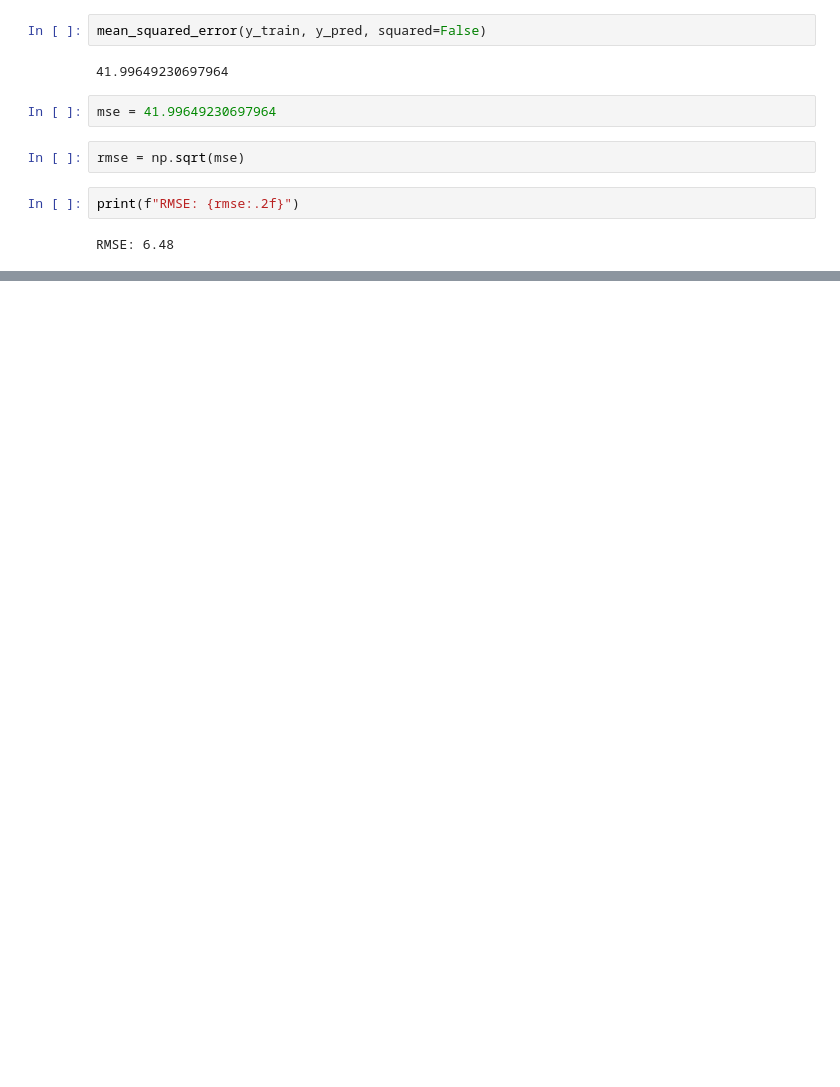
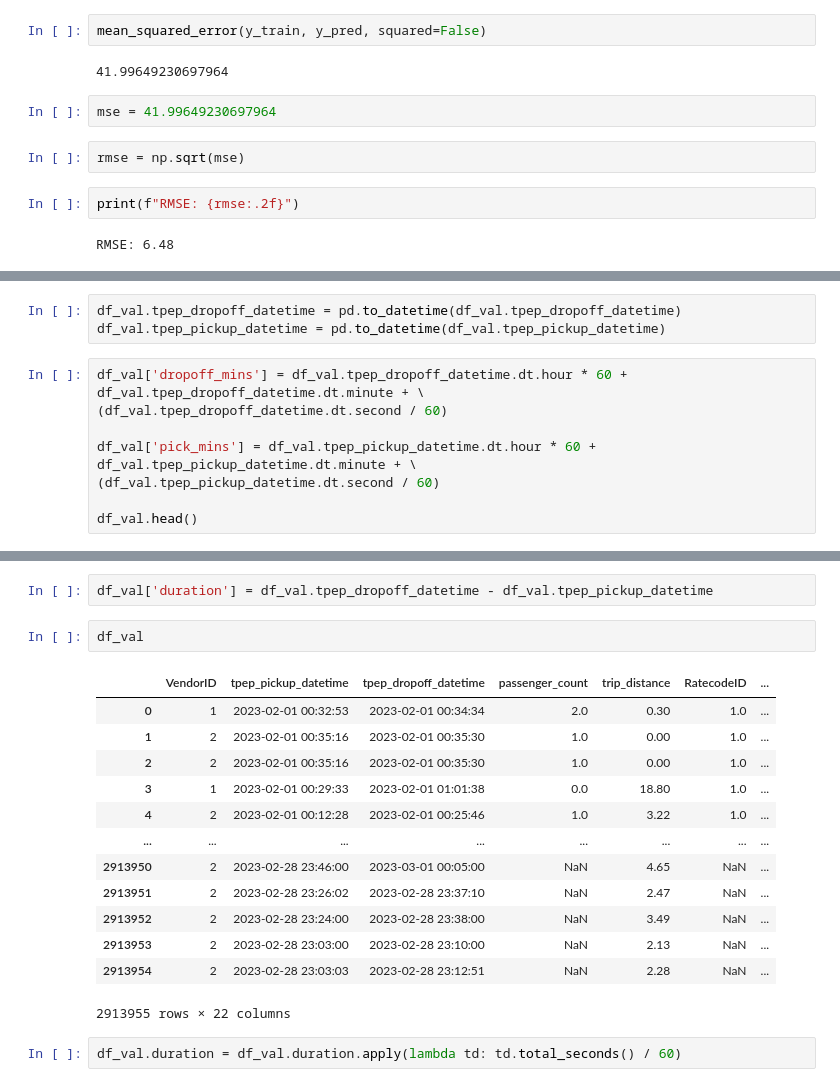
Before and after one commit to Akhilesh-2305/mlops-zoomcamp, a Jupyter notebook: 01-intro/homework.ipynb, the cells around one changed output, grey strips where cells are left out. Cells and saved outputs as stored; diff of their text form; blank space fills up the shorter version.

```diff
--- a/01-intro/homework.ipynb
+++ b/01-intro/homework.ipynb
@@ -524,0 +573,11 @@ RMSE: 6.48
+# %%
+df_val.tpep_dropoff_datetime = pd.to_datetime(df_val.tpep_dropoff_datetime)
+df_val.tpep_pickup_datetime = pd.to_datetime(df_val.tpep_pickup_datetime)
+# %%
+df_val['dropoff_mins'] = df_val.tpep_dropoff_datetime.dt.hour * 60 + df_val.tpep_dropoff_datetime.dt.minute + \
+(df_val.tpep_dropoff_datetime.dt.second / 60)
+
+df_val['pick_mins'] = df_val.tpep_pickup_datetime.dt.hour * 60 + df_val.tpep_pickup_datetime.dt.minute + \
+(df_val.tpep_pickup_datetime.dt.second / 60)
+
+df_val.head()
@@ -524,0 +592,20 @@ RMSE: 6.48
+# %%
+df_val['duration'] = df_val.tpep_dropoff_datetime - df_val.tpep_pickup_datetime
+# %%
+df_val
+# %% [output]
+|  | VendorID | tpep_pickup_datetime | tpep_dropoff_datetime | passenger_count | trip_distance | RatecodeID | ... |
+| 0 | 1 | 2023-02-01 00:32:53 | 2023-02-01 00:34:34 | 2.0 | 0.30 | 1.0 | ... |
+| 1 | 2 | 2023-02-01 00:35:16 | 2023-02-01 00:35:30 | 1.0 | 0.00 | 1.0 | ... |
+| 2 | 2 | 2023-02-01 00:35:16 | 2023-02-01 00:35:30 | 1.0 | 0.00 | 1.0 | ... |
+| 3 | 1 | 2023-02-01 00:29:33 | 2023-02-01 01:01:38 | 0.0 | 18.80 | 1.0 | ... |
+| 4 | 2 | 2023-02-01 00:12:28 | 2023-02-01 00:25:46 | 1.0 | 3.22 | 1.0 | ... |
+| ... | ... | ... | ... | ... | ... | ... | ... |
+| 2913950 | 2 | 2023-02-28 23:46:00 | 2023-03-01 00:05:00 | NaN | 4.65 | NaN | ... |
+| 2913951 | 2 | 2023-02-28 23:26:02 | 2023-02-28 23:37:10 | NaN | 2.47 | NaN | ... |
+| 2913952 | 2 | 2023-02-28 23:24:00 | 2023-02-28 23:38:00 | NaN | 3.49 | NaN | ... |
+| 2913953 | 2 | 2023-02-28 23:03:00 | 2023-02-28 23:10:00 | NaN | 2.13 | NaN | ... |
+| 2913954 | 2 | 2023-02-28 23:03:03 | 2023-02-28 23:12:51 | NaN | 2.28 | NaN | ... |
+2913955 rows × 22 columns
+# %%
+df_val.duration = df_val.duration.apply(lambda td: td.total_seconds() / 60)
```
Also changed, not shown: parts of 16 cells of this notebook.
